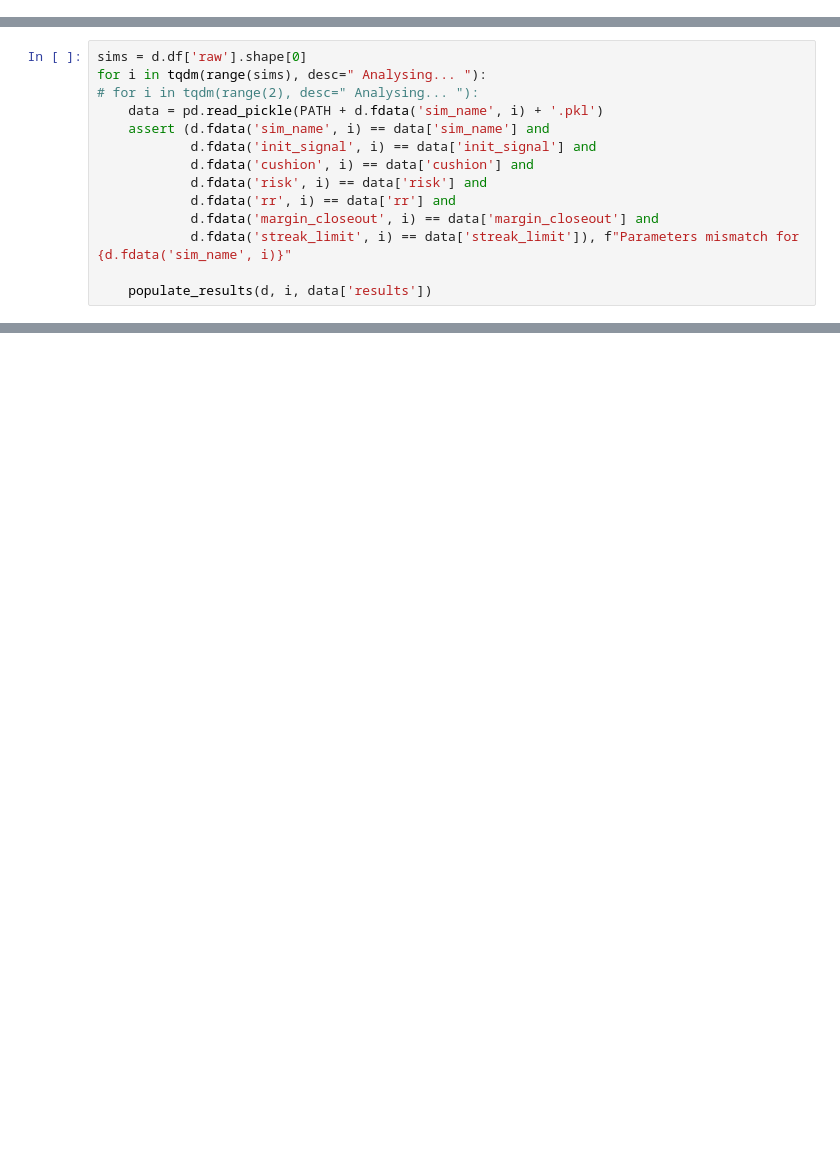
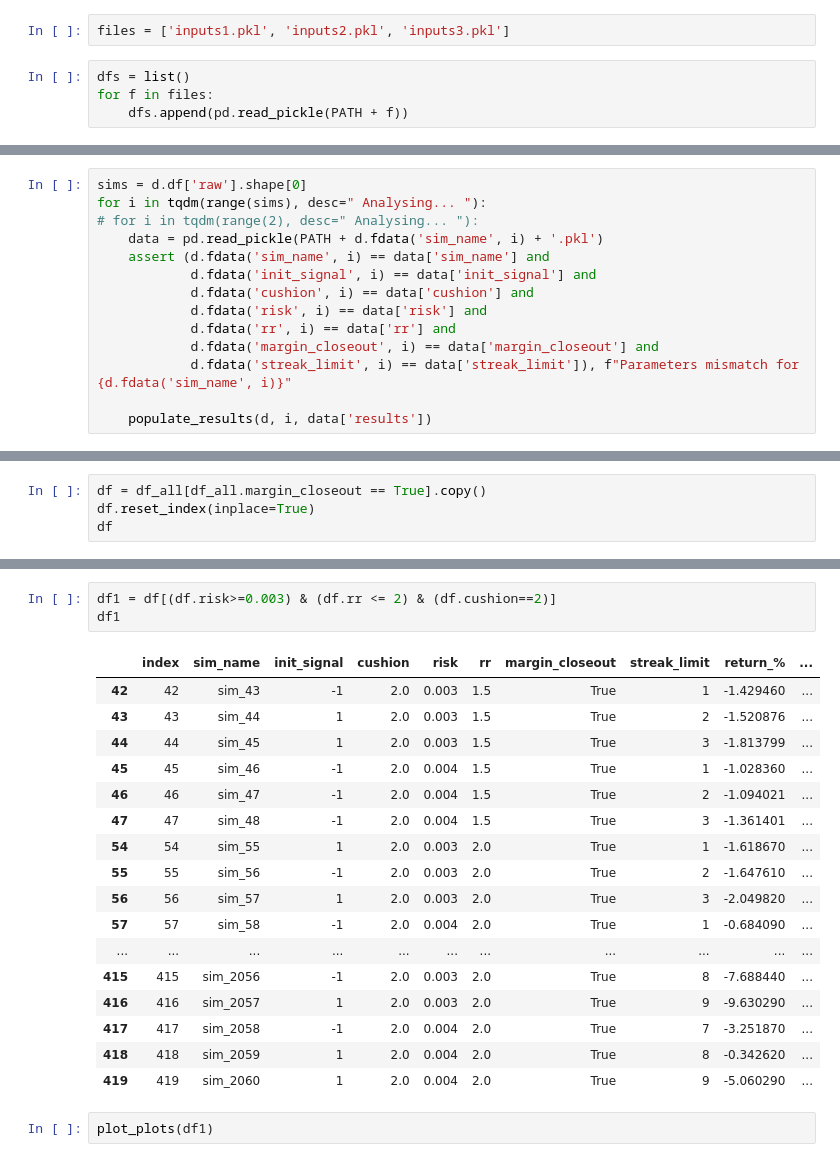
Before and after one commit to csvk/forex_bot, a Jupyter notebook: souvik/exploration/hedging-analysis.ipynb, the cells around one changed output, grey strips where cells are left out. Saved outputs shown, nothing was run; the diff lists cells and outputs as text; blank space fills up the shorter version.

```diff
--- a/souvik/exploration/hedging-analysis.ipynb
+++ b/souvik/exploration/hedging-analysis.ipynb
@@ -75,3 +78,9 @@ class Data:
             self.fastdf[self.fcols[column]][index] = value
 # %%
 PATH = 'D:/Trading/forex_bot/outputs/'
+# %%
+files = ['inputs1.pkl', 'inputs2.pkl', 'inputs3.pkl']
+# %%
+dfs = list()
+for f in files:
+    dfs.append(pd.read_pickle(PATH + f))
@@ -237,0 +287,4 @@ df = d.df['raw']
+# %%
+df = df_all[df_all.margin_closeout == True].copy()
+df.reset_index(inplace=True)
+df
@@ -237,0 +372,23 @@ df = d.df['raw']
+# %%
+df1 = df[(df.risk>=0.003) & (df.rr <= 2) & (df.cushion==2)]
+df1
+# %% [output]
+|  | index | sim_name | init_signal | cushion | risk | rr | margin_closeout | streak_limit | return_% | ... |
+| 42 | 42 | sim_43 | -1 | 2.0 | 0.003 | 1.5 | True | 1 | -1.429460 | ... |
+| 43 | 43 | sim_44 | 1 | 2.0 | 0.003 | 1.5 | True | 2 | -1.520876 | ... |
+| 44 | 44 | sim_45 | 1 | 2.0 | 0.003 | 1.5 | True | 3 | -1.813799 | ... |
+| 45 | 45 | sim_46 | -1 | 2.0 | 0.004 | 1.5 | True | 1 | -1.028360 | ... |
+| 46 | 46 | sim_47 | -1 | 2.0 | 0.004 | 1.5 | True | 2 | -1.094021 | ... |
+| 47 | 47 | sim_48 | -1 | 2.0 | 0.004 | 1.5 | True | 3 | -1.361401 | ... |
+| 54 | 54 | sim_55 | 1 | 2.0 | 0.003 | 2.0 | True | 1 | -1.618670 | ... |
+| 55 | 55 | sim_56 | -1 | 2.0 | 0.003 | 2.0 | True | 2 | -1.647610 | ... |
+| 56 | 56 | sim_57 | 1 | 2.0 | 0.003 | 2.0 | True | 3 | -2.049820 | ... |
+| 57 | 57 | sim_58 | -1 | 2.0 | 0.004 | 2.0 | True | 1 | -0.684090 | ... |
+| ... | ... | ... | ... | ... | ... | ... | ... | ... | ... | ... |
+| 415 | 415 | sim_2056 | -1 | 2.0 | 0.003 | 2.0 | True | 8 | -7.688440 | ... |
+| 416 | 416 | sim_2057 | 1 | 2.0 | 0.003 | 2.0 | True | 9 | -9.630290 | ... |
+| 417 | 417 | sim_2058 | -1 | 2.0 | 0.004 | 2.0 | True | 7 | -3.251870 | ... |
+| 418 | 418 | sim_2059 | 1 | 2.0 | 0.004 | 2.0 | True | 8 | -0.342620 | ... |
+| 419 | 419 | sim_2060 | 1 | 2.0 | 0.004 | 2.0 | True | 9 | -5.060290 | ... |
+# %%
+plot_plots(df1)
```
Also changed, not shown: parts of 48 cells of this notebook, 10 other files.
